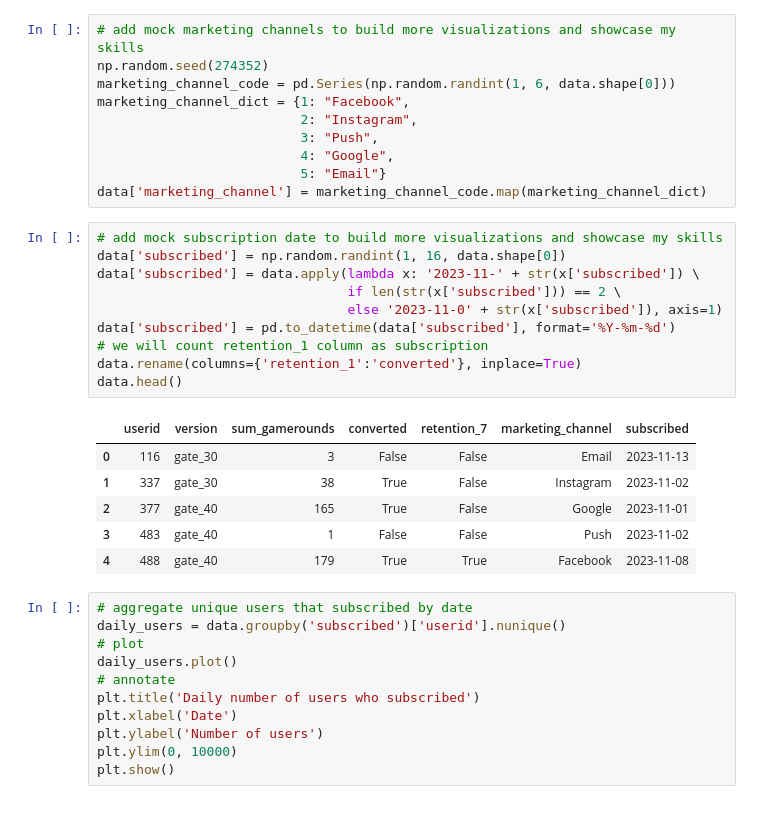
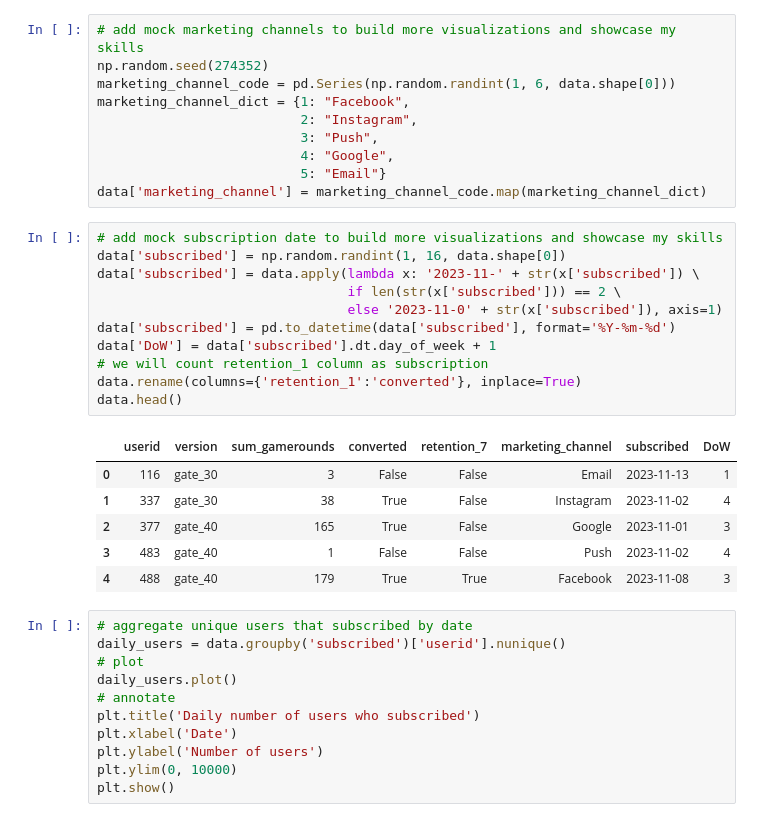
Before and after one commit to stepanaromanov/python_for_marketing_research_and_analytics, a Jupyter notebook: 1_analyzing_marketing_campaigns_with_pandas/analyzing_marketing_campaigns_with_pandas.ipynb, the cells around one changed output. Saved outputs shown, nothing was run; the diff lists cells and outputs as text.

```diff
--- a/1_analyzing_marketing_campaigns_with_pandas/analyzing_marketing_campaigns_with_pandas.ipynb
+++ b/1_analyzing_marketing_campaigns_with_pandas/analyzing_marketing_campaigns_with_pandas.ipynb
@@ -18,20 +18,21 @@ data['marketing_channel'] = marketing_channel_code.map(marketing_channel_dict)
 # %%
 # add mock subscription date to build more visualizations and showcase my skills
 data['subscribed'] = np.random.randint(1, 16, data.shape[0])
 data['subscribed'] = data.apply(lambda x: '2023-11-' + str(x['subscribed']) \
                                 if len(str(x['subscribed'])) == 2 \
                                 else '2023-11-0' + str(x['subscribed']), axis=1)
 data['subscribed'] = pd.to_datetime(data['subscribed'], format='%Y-%m-%d')
+data['DoW'] = data['subscribed'].dt.day_of_week + 1
 # we will count retention_1 column as subscription
 data.rename(columns={'retention_1':'converted'}, inplace=True)
 data.head()
 # %% [output]
-|  | userid | version | sum_gamerounds | converted | retention_7 | marketing_channel | subscribed |
-| 0 | 116 | gate_30 | 3 | False | False | Email | 2023-11-13 |
-| 1 | 337 | gate_30 | 38 | True | False | Instagram | 2023-11-02 |
-| 2 | 377 | gate_40 | 165 | True | False | Google | 2023-11-01 |
-| 3 | 483 | gate_40 | 1 | False | False | Push | 2023-11-02 |
-| 4 | 488 | gate_40 | 179 | True | True | Facebook | 2023-11-08 |
+|  | userid | version | sum_gamerounds | converted | retention_7 | marketing_channel | subscribed | DoW |
+| 0 | 116 | gate_30 | 3 | False | False | Email | 2023-11-13 | 1 |
+| 1 | 337 | gate_30 | 38 | True | False | Instagram | 2023-11-02 | 4 |
+| 2 | 377 | gate_40 | 165 | True | False | Google | 2023-11-01 | 3 |
+| 3 | 483 | gate_40 | 1 | False | False | Push | 2023-11-02 | 4 |
+| 4 | 488 | gate_40 | 179 | True | True | Facebook | 2023-11-08 | 3 |
 # %%
 # aggregate unique users that subscribed by date
 daily_users = data.groupby('subscribed')['userid'].nunique()
```
Also changed, not shown: parts of 17 cells of this notebook.
